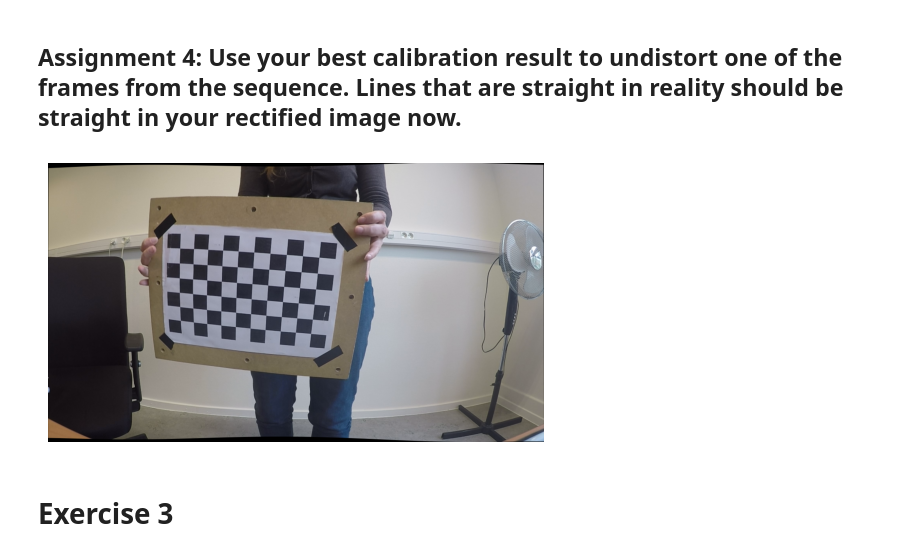
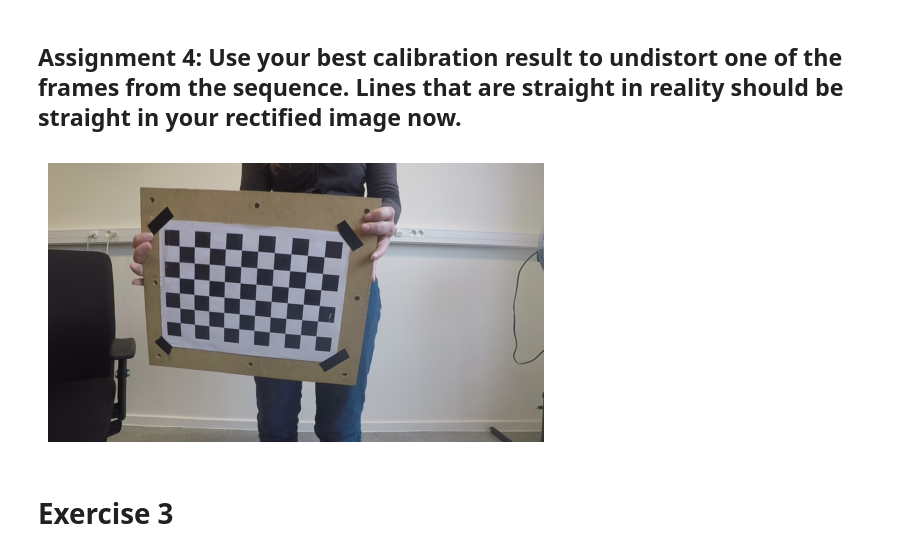
Before and after one commit to LucasVB-TheyCallMeAPoro/ComputerVisie, a Jupyter notebook: Lab1/Lab3_LucasVB.ipynb, the cells around one changed output. Drawn from its saved outputs; the diff is of its cells as text; code cells hidden in the pictures.

```diff
--- a/Lab1/Lab3_LucasVB.ipynb
+++ b/Lab1/Lab3_LucasVB.ipynb
@@ -262,23 +264,33 @@ Distortion coefficients (dist): [[0.0259519 ]
 # %% [markdown]
 ## Assignment 4: Use your best calibration result to undistort one of the frames from the sequence. Lines that are straight in reality should be straight in your rectified image now.
-# %%
-best_index = np.argmin(error_list)
-best_camera = mtx_list[best_index]
-dist_coef = dist_list[best_index]
-
-distorted_img = cv.imread('./calibration_frames/img_0004.png')
-h,  w = distorted_img.shape[:2]
-newcameramtx, roi = cv.getOptimalNewCameraMatrix(best_camera, dist_coef, (w,h), 1, (w,h))
-
-# undistort
-result = cv.undistort(distorted_img, best_camera, dist_coef, None, newcameramtx)
-
-# crop the image
-x, y, w, h = roi
-dst = result[y:y+h, x:x+w]
-plot_with_matlib(result)
-# %% [output]
-[figure, removed]
+# %%
+mean_fx = np.median(fx_list)
+mean_fy = np.median(fy_list)
+mean_cx = np.median(cx_list)
+mean_cy = np.median(cy_list)
+
+
+differences = np.abs(fx_list - mean_fx)
+closest_index = differences.argmin()
+best_fx =  fx_list[closest_index]
+best_fy = fy_list[closest_index]
+best_cx = cx_list[closest_index]
+best_cy = cy_list[closest_index]
+
+distorted_img = cv.imread('./calibration_frames/img_0004.png')
+
+camera_matrix = np.array([
+    [best_fx,0,best_cx],
+    [0,best_fy,best_cy],
+    [0,0,1]
+])
+
+# undistort
+result = cv.undistort(distorted_img, camera_matrix, dist_list[closest_index], None, camera_matrix)
+
+plot_with_matlib(result)
+# %% [output]
+[figure, added]
 # %% [markdown]
 # Exercise 3
 # %% [markdown]
```
Also changed, not shown: parts of 16 cells of this notebook.
